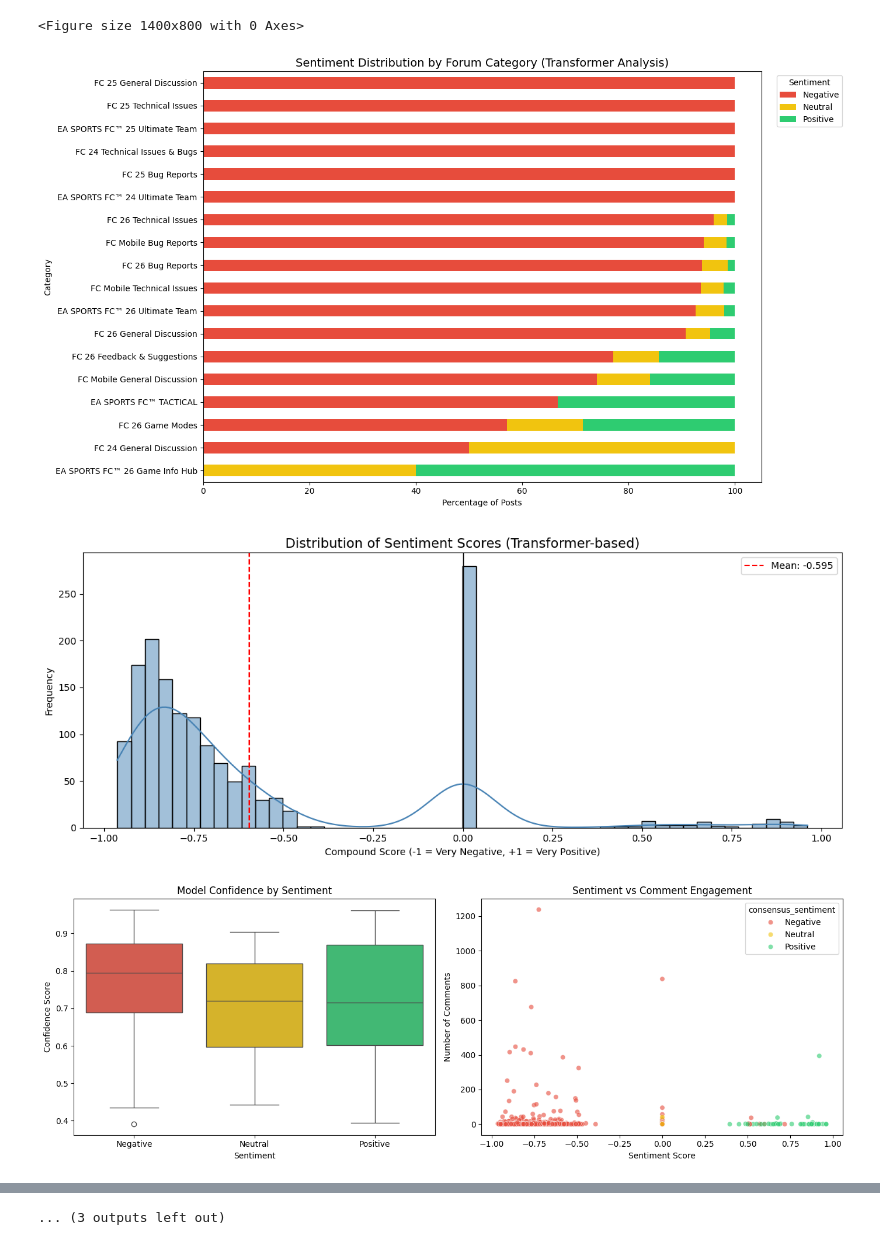
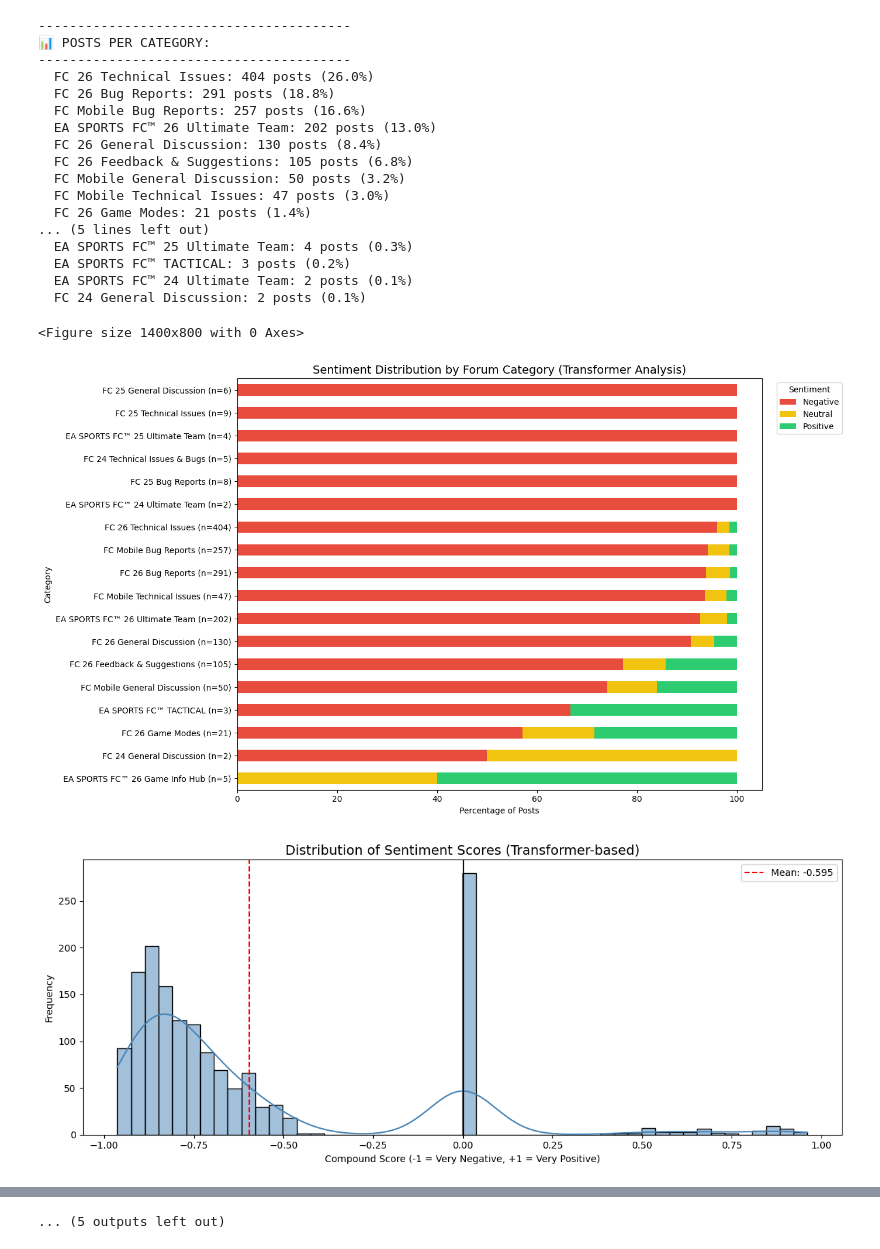
Before and after one commit to ishtihoss/ea_analysis, a Jupyter notebook: transformer_ea.ipynb, the cells around one changed output, grey strips where cells are left out. Drawn from its saved outputs; the diff is of its cells as text; code cells hidden in the pictures.

```diff
--- a/transformer_ea.ipynb
+++ b/transformer_ea.ipynb
@@ -250,9 +250,45 @@ plt.savefig('sentiment_model_comparison.png', dpi=150, bbox_inches='tight')
 plt.show()
 
 # %%
-# Visualization 2: Sentiment by Category
+# Visualization 2a: Category Post Counts
+if 'category' in df.columns:
+    plt.figure(figsize=(12, 8))
+
+    # Get category counts and sort
+    category_counts = df['category'].value_counts()
+
+    # Create horizontal bar chart
+    bars = plt.barh(range(len(category_counts)), category_counts.values, color='steelblue')
+    plt.yticks(range(len(category_counts)), category_counts.index)
+
+    # Add count labels on the bars
+    for i, (count, bar) in enumerate(zip(category_counts.values, bars)):
+        plt.text(count + max(category_counts.values) * 0.01, i, f'{count:,}',
+                 va='center', fontsize=10)
+
+    plt.xlabel('Number of Posts', fontsize=12)
+    plt.ylabel('Category', fontsize=12)
+    plt.title(f'Posts per Category (Total: {len(df):,} posts)', fontsize=14, fontweight='bold')
+    plt.xlim(0, max(category_counts.values) * 1.15)  # Add space for labels
+    plt.tight_layout()
+    plt.savefig('posts_per_category.png', dpi=150, bbox_inches='tight')
+    plt.show()
+
+    # Print summary
+    print("\n" + "-" * 40)
+    print("📊 POSTS PER CATEGORY:")
+    print("-" * 40)
+    for cat, count in category_counts.items():
+        pct = count / len(df) * 100
+        print(f"  {cat}: {count:,} posts ({pct:.1f}%)")
+
+# %%
+# Visualization 2b: Sentiment by Category
 if 'category' in df.columns:
     plt.figure(figsize=(14, 8))
+
+    # Get category counts for labels
+    category_counts = df['category'].value_counts()
 
     # Calculate sentiment percentages by category
     category_sentiment = pd.crosstab(
@@ -264,6 +300,10 @@ if 'category' in df.columns:
     # Sort by negativity
     if 'Negative' in category_sentiment.columns:
         category_sentiment = category_sentiment.sort_values('Negative', ascending=True)
+
+    # Create labels with counts
+    new_labels = [f"{cat} (n={category_counts[cat]:,})" for cat in category_sentiment.index]
+    category_sentiment.index = new_labels
 
     # Plot
     category_sentiment.plot(
@@ -506,4 +547,20 @@ Name: proportion, dtype: float64
-<Figure size 1400x800 with 0 Axes>
+----------------------------------------
+📊 POSTS PER CATEGORY:
+----------------------------------------
+  FC 26 Technical Issues: 404 posts (26.0%)
+  FC 26 Bug Reports: 291 posts (18.8%)
+  FC Mobile Bug Reports: 257 posts (16.6%)
+  EA SPORTS FC™ 26 Ultimate Team: 202 posts (13.0%)
+  FC 26 General Discussion: 130 posts (8.4%)
+  FC 26 Feedback & Suggestions: 105 posts (6.8%)
+  FC Mobile General Discussion: 50 posts (3.2%)
+  FC Mobile Technical Issues: 47 posts (3.0%)
+  FC 26 Game Modes: 21 posts (1.4%)
+... (5 lines left out)
+  EA SPORTS FC™ 25 Ultimate Team: 4 posts (0.3%)
+  EA SPORTS FC™ TACTICAL: 3 posts (0.2%)
+  EA SPORTS FC™ 24 Ultimate Team: 2 posts (0.1%)
+  FC 24 General Discussion: 2 posts (0.1%)
-[figure, old version]
+<Figure size 1400x800 with 0 Axes>
-[figure, old version]
+[figure, new version]
-[figure, old version]
+[figure, new version]
@@ -527 +567 @@ Name: proportion, dtype: float64
-... (3 outputs left out)
+... (5 outputs left out)
```
Also changed, not shown: parts of 5 cells of this notebook, 4 other files.
